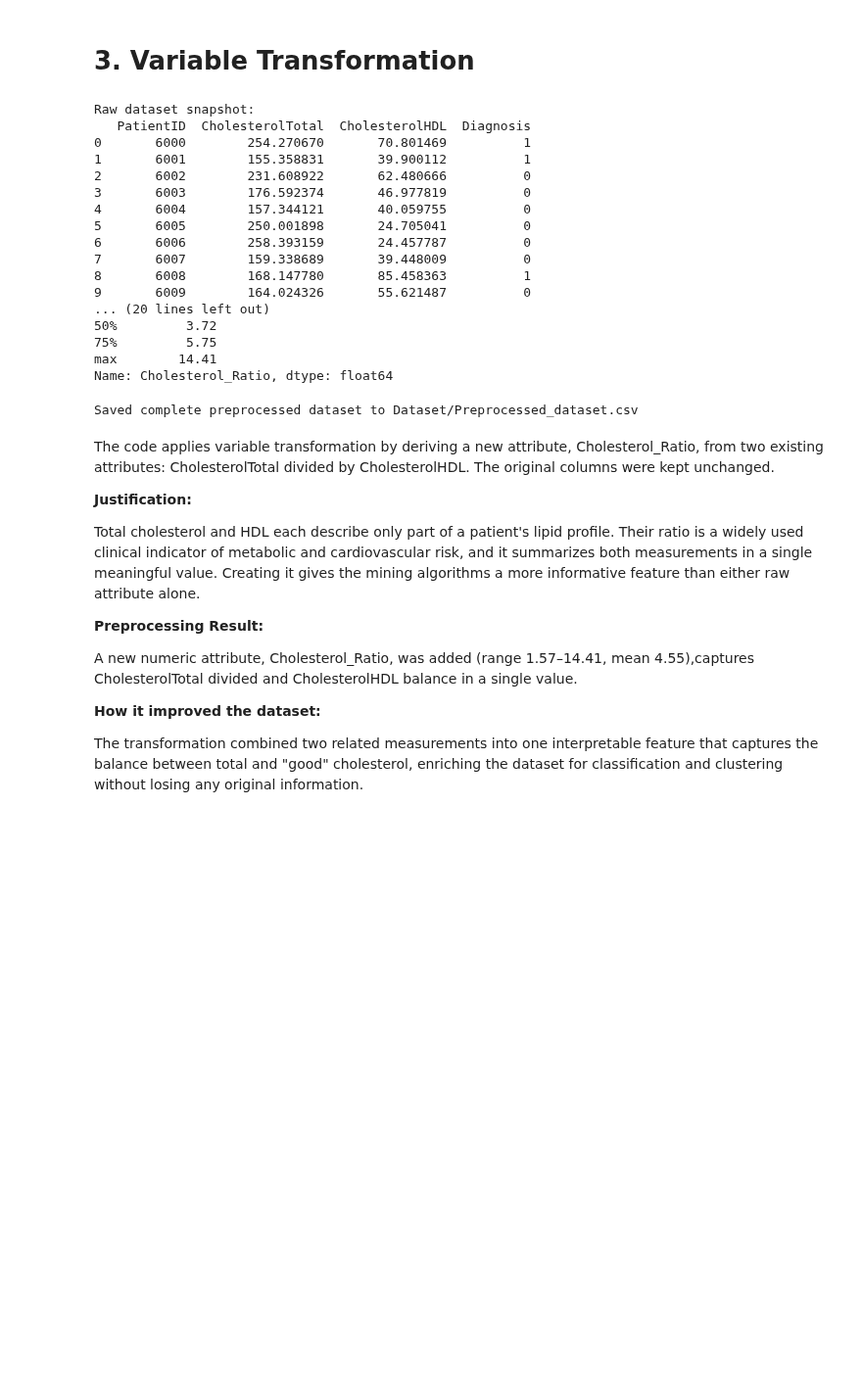
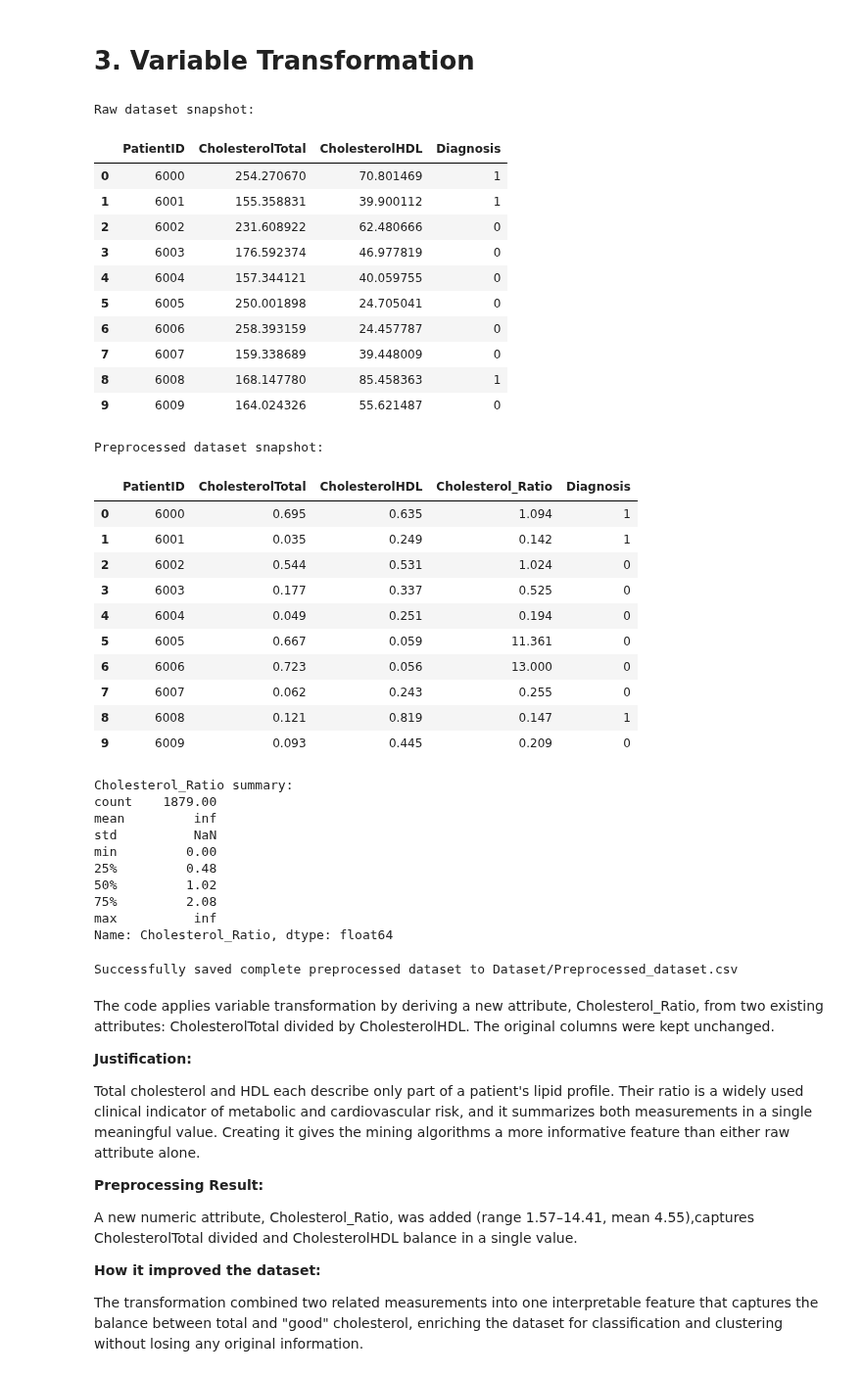
Before and after one commit to reemajedz99/IT326-Diabetes, a Jupyter notebook: Reports/Phase2.ipynb, the cells around one changed output. Shown at 98% size. Saved outputs shown, nothing was run; the diff lists cells and outputs as text; code cells hidden in the pictures; blank space fills up the shorter version.

```diff
--- a/Reports/Phase2.ipynb
+++ b/Reports/Phase2.ipynb
@@ -397,43 +403,65 @@ The resulting dataset is more interpretable, as continuous clinical measurements
 # %% [markdown]
 # 3. Variable Transformation
 # %%
-
-df["Cholesterol_Ratio"] = df["CholesterolTotal"] / df["CholesterolHDL"]
+preprocessed_df['Cholesterol_Ratio'] = (
+    preprocessed_df['CholesterolTotal'] / preprocessed_df['CholesterolHDL'])
 
 print("Raw dataset snapshot:")
-print(df[["PatientID", "CholesterolTotal", "CholesterolHDL", "Diagnosis"]].head(10))
+display(
+    raw_df[['PatientID','CholesterolTotal','CholesterolHDL','Diagnosis',]].head(10))
 
 print("\nPreprocessed dataset snapshot:")
-print(df[["PatientID", "CholesterolTotal", "CholesterolHDL","Cholesterol_Ratio", "Diagnosis"]].head(10).round(3))
+display(
+    preprocessed_df[[ 'PatientID','CholesterolTotal','CholesterolHDL','Cholesterol_Ratio','Diagnosis', ]].head(10) .round(3))
 
 print("\nCholesterol_Ratio summary:")
-print(df["Cholesterol_Ratio"].describe().round(2))
+print(preprocessed_df['Cholesterol_Ratio'].describe().round(2))
 # %% [output]
 Raw dataset snapshot:
-   PatientID  CholesterolTotal  CholesterolHDL  Diagnosis
-0       6000        254.270670       70.801469          1
-1       6001        155.358831       39.900112          1
-2       6002        231.608922       62.480666          0
-3       6003        176.592374       46.977819          0
-4       6004        157.344121       40.059755          0
-5       6005        250.001898       24.705041          0
-6       6006        258.393159       24.457787          0
-7       6007        159.338689       39.448009          0
-8       6008        168.147780       85.458363          1
-9       6009        164.024326       55.621487          0
-... (20 lines left out)
-50%         3.72
-75%         5.75
-max        14.41
-Name: Cholesterol_Ratio, dtype: float64
+|  | PatientID | CholesterolTotal | CholesterolHDL | Diagnosis |
+| 0 | 6000 | 254.270670 | 70.801469 | 1 |
+| 1 | 6001 | 155.358831 | 39.900112 | 1 |
+| 2 | 6002 | 231.608922 | 62.480666 | 0 |
+| 3 | 6003 | 176.592374 | 46.977819 | 0 |
+| 4 | 6004 | 157.344121 | 40.059755 | 0 |
+| 5 | 6005 | 250.001898 | 24.705041 | 0 |
+| 6 | 6006 | 258.393159 | 24.457787 | 0 |
+| 7 | 6007 | 159.338689 | 39.448009 | 0 |
+| 8 | 6008 | 168.147780 | 85.458363 | 1 |
+| 9 | 6009 | 164.024326 | 55.621487 | 0 |
+Preprocessed dataset snapshot:
+|  | PatientID | CholesterolTotal | CholesterolHDL | Cholesterol_Ratio | Diagnosis |
+| 0 | 6000 | 0.695 | 0.635 | 1.094 | 1 |
+| 1 | 6001 | 0.035 | 0.249 | 0.142 | 1 |
+| 2 | 6002 | 0.544 | 0.531 | 1.024 | 0 |
+| 3 | 6003 | 0.177 | 0.337 | 0.525 | 0 |
+| 4 | 6004 | 0.049 | 0.251 | 0.194 | 0 |
+| 5 | 6005 | 0.667 | 0.059 | 11.361 | 0 |
+| 6 | 6006 | 0.723 | 0.056 | 13.000 | 0 |
+| 7 | 6007 | 0.062 | 0.243 | 0.255 | 0 |
+| 8 | 6008 | 0.121 | 0.819 | 0.147 | 1 |
+| 9 | 6009 | 0.093 | 0.445 | 0.209 | 0 |
+Cholesterol_Ratio summary:
+count    1879.00
+mean         inf
+std          NaN
+min         0.00
+25%         0.48
+50%         1.02
+75%         2.08
+max          inf
+Name: Cholesterol_Ratio, dtype: float64
 # %%
 import os
 
 os.makedirs('Dataset', exist_ok=True)
-df.to_csv('Dataset/Preprocessed_dataset.csv', index=False)
-print("Saved complete preprocessed dataset to Dataset/Preprocessed_dataset.csv")
+preprocessed_df.to_csv('Dataset/Preprocessed_dataset.csv', index=False)
+print(
+    "Successfully saved complete preprocessed dataset to"
+    " Dataset/Preprocessed_dataset.csv"
+)
 # %% [output]
-Saved complete preprocessed dataset to Dataset/Preprocessed_dataset.csv
+Successfully saved complete preprocessed dataset to Dataset/Preprocessed_dataset.csv
 # %% [markdown]
 The code applies variable transformation by deriving a new attribute, Cholesterol_Ratio, from two existing attributes: CholesterolTotal divided by CholesterolHDL. The original columns were kept unchanged.
 
```
Also changed, not shown: parts of 5 cells of this notebook.
